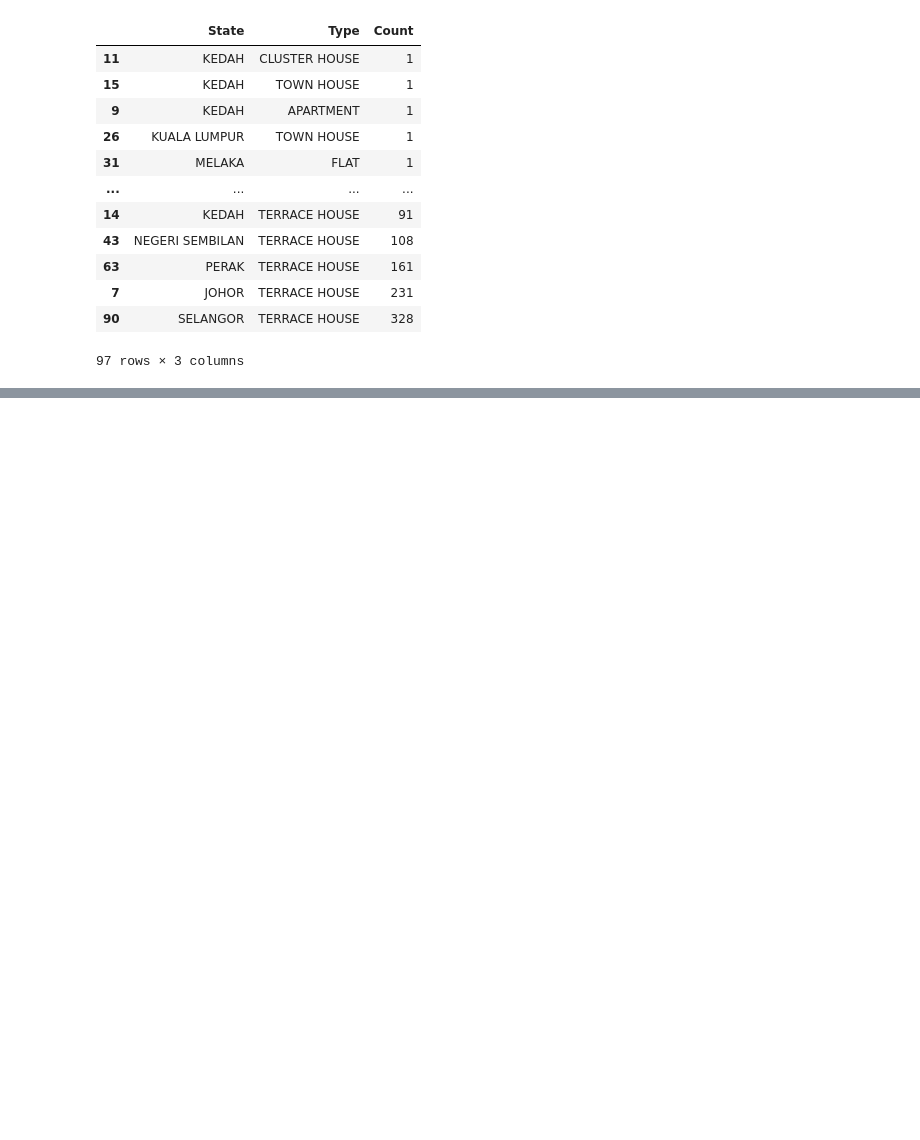
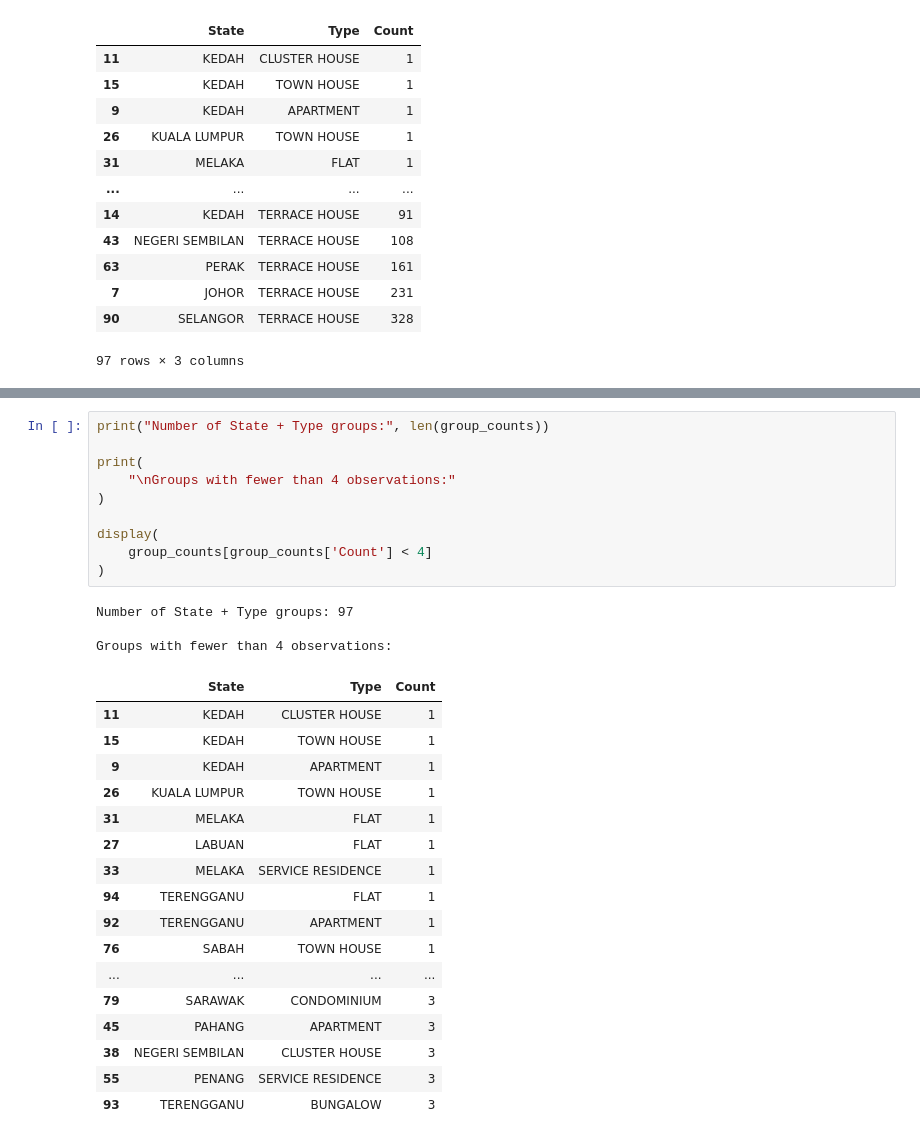
Before and after one commit to JingYang06522/DSTest, a Jupyter notebook: clean_dataset.ipynb, the cells around one changed output, grey strips where cells are left out. Drawn from its saved outputs; the diff is of its cells as text; blank space fills up the shorter version.

```diff
--- a/clean_dataset.ipynb
+++ b/clean_dataset.ipynb
@@ -536,0 +565,31 @@ display(group_counts)
+# %%
+print("Number of State + Type groups:", len(group_counts))
+
+print(
+    "\nGroups with fewer than 4 observations:"
+)
+
+display(
+    group_counts[group_counts['Count'] < 4]
+)
+# %% [output]
+Number of State + Type groups: 97
+
+Groups with fewer than 4 observations:
+|  | State | Type | Count |
+| 11 | KEDAH | CLUSTER HOUSE | 1 |
+| 15 | KEDAH | TOWN HOUSE | 1 |
+| 9 | KEDAH | APARTMENT | 1 |
+| 26 | KUALA LUMPUR | TOWN HOUSE | 1 |
+| 31 | MELAKA | FLAT | 1 |
+| 27 | LABUAN | FLAT | 1 |
+| 33 | MELAKA | SERVICE RESIDENCE | 1 |
+| 94 | TERENGGANU | FLAT | 1 |
+| 92 | TERENGGANU | APARTMENT | 1 |
+| 76 | SABAH | TOWN HOUSE | 1 |
+| ... | ... | ... | ... |
+| 79 | SARAWAK | CONDOMINIUM | 3 |
+| 45 | PAHANG | APARTMENT | 3 |
+| 38 | NEGERI SEMBILAN | CLUSTER HOUSE | 3 |
+| 55 | PENANG | SERVICE RESIDENCE | 3 |
+| 93 | TERENGGANU | BUNGALOW | 3 |
```
Also changed, not shown: parts of 3 cells of this notebook.
